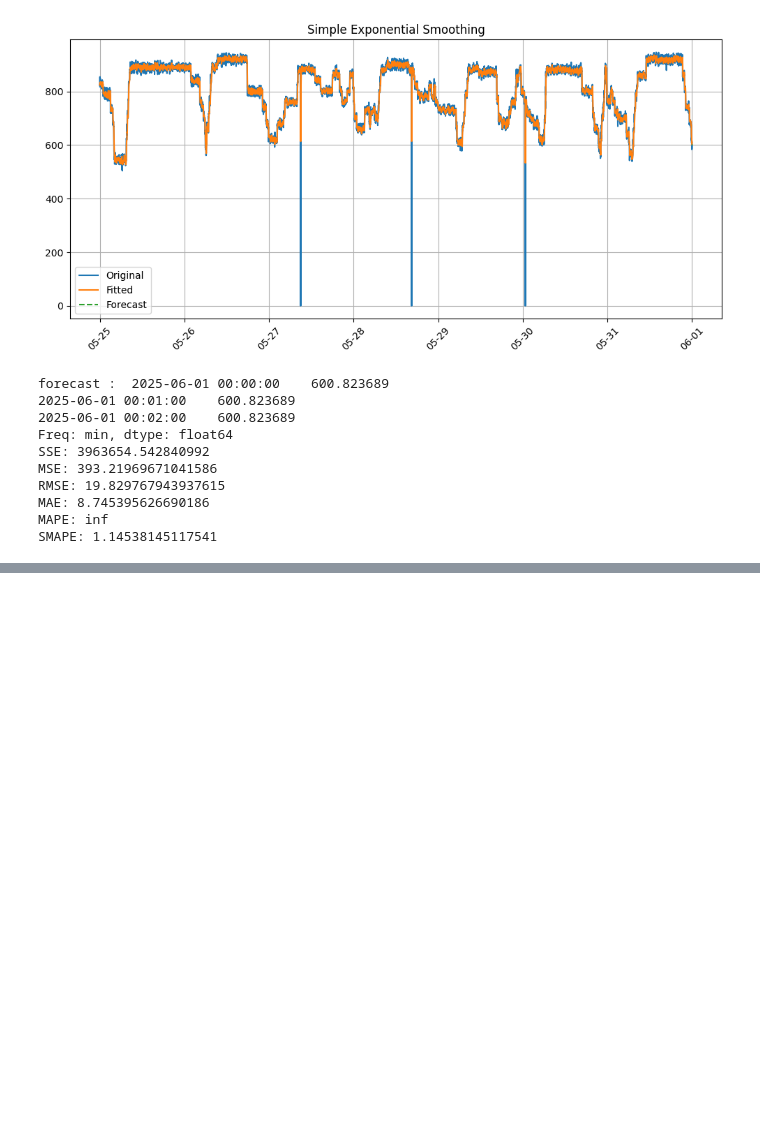
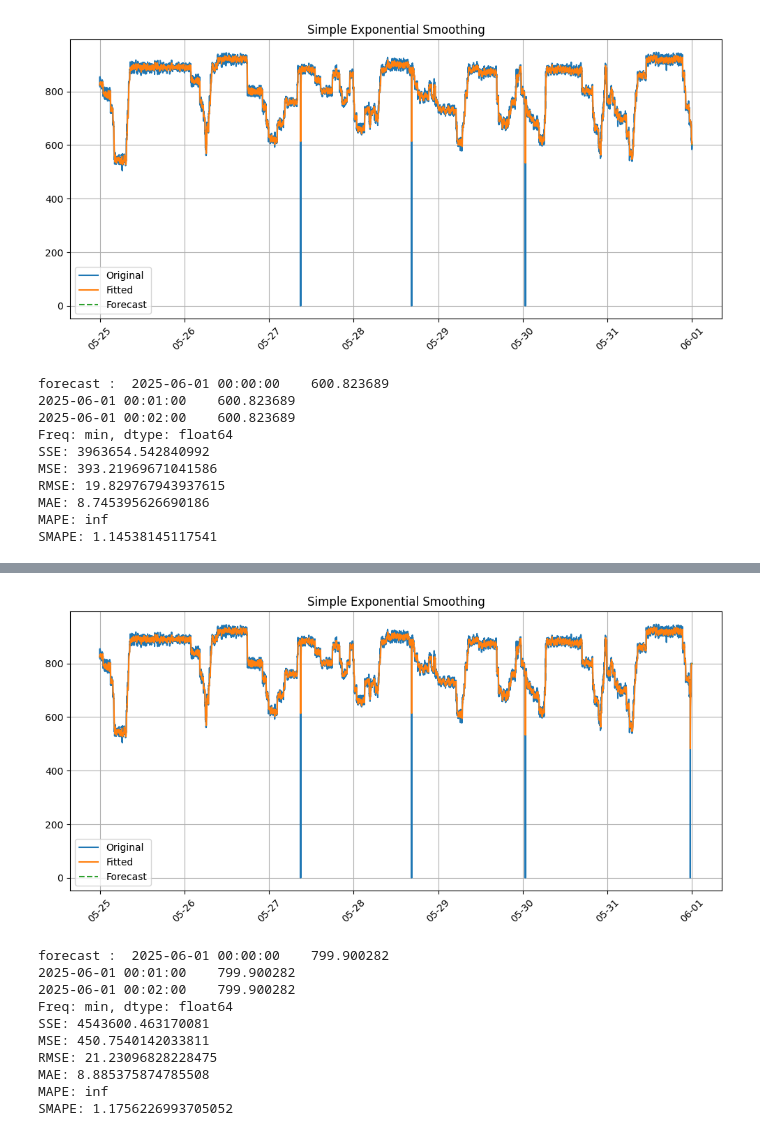
Before and after one commit to easywoo8080/jupyter-outlier-detection, a Jupyter notebook: jupyter/smoothing/simple_exp_smoothing.ipynb, the cells around one changed output, grey strips where cells are left out. Cells and saved outputs as stored; diff of their text form; code cells hidden in the pictures; blank space fills up the shorter version.

```diff
--- a/jupyter/smoothing/simple_exp_smoothing.ipynb
+++ b/jupyter/smoothing/simple_exp_smoothing.ipynb
@@ -76,0 +127,54 @@ SMAPE: 1.14538145117541
+# %%
+
+series = load_time_series_from_csv(
+    file_path=r'D:\dev\modules\pt_eh_inflow_data.csv',
+    skiprows=range(1, 14401 + (1440 * 7) * 2),
+    nrows=1440 * 7,
+    time_col='msur_dt',
+    value_col='inflow_flux_tot',
+    freq='min'
+)
+
+# 마지막 10개를 800으로 변경
+series.iloc[-20:] = 800
+
+# 마지막에서 10~20번째 구간(뒤에서 20번째부터 11번째까지)을 0으로 변경
+series.iloc[-30:-29] = 0
+
+# 2. SES 모델 수행
+fitted, forecast = ses_forecast(
+    series=series,
+    smoothing_level=0.3,
+    forecast_periods=3
+)
+
+# 3. 결과 시각화
+chart.plot_ses_results(
+    series=series,
+    fitted=fitted,
+    forecast=forecast,
+    title='Simple Exponential Smoothing'
+)
+
+
+metrics = error_metrics.error_metrics_all(
+    y_true=series,
+    y_pred=fitted
+)
+
+print('forecast : ', forecast)
+
+for k, v in metrics.items():
+    print(f"{k}: {v}")
+# %% [output]
+[figure, added]
+forecast :  2025-06-01 00:00:00    799.900282
+2025-06-01 00:01:00    799.900282
+2025-06-01 00:02:00    799.900282
+Freq: min, dtype: float64
+SSE: 4543600.463170081
+MSE: 450.7540142033811
+RMSE: 21.23096828228475
+MAE: 8.885375874785508
+MAPE: inf
+SMAPE: 1.1756226993705052
```
Also changed, not shown: parts of 1 cell of this notebook, 12 other files.
